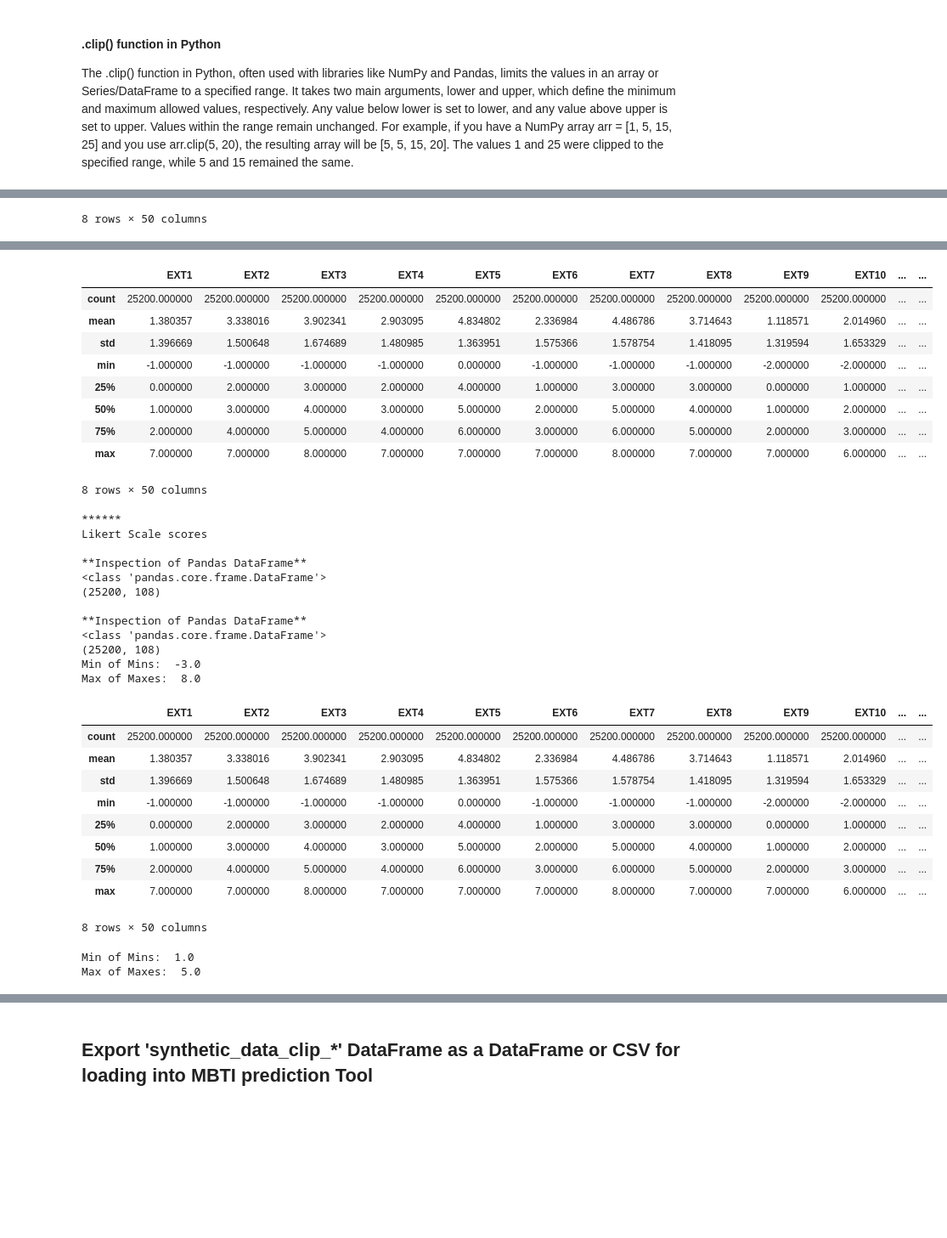
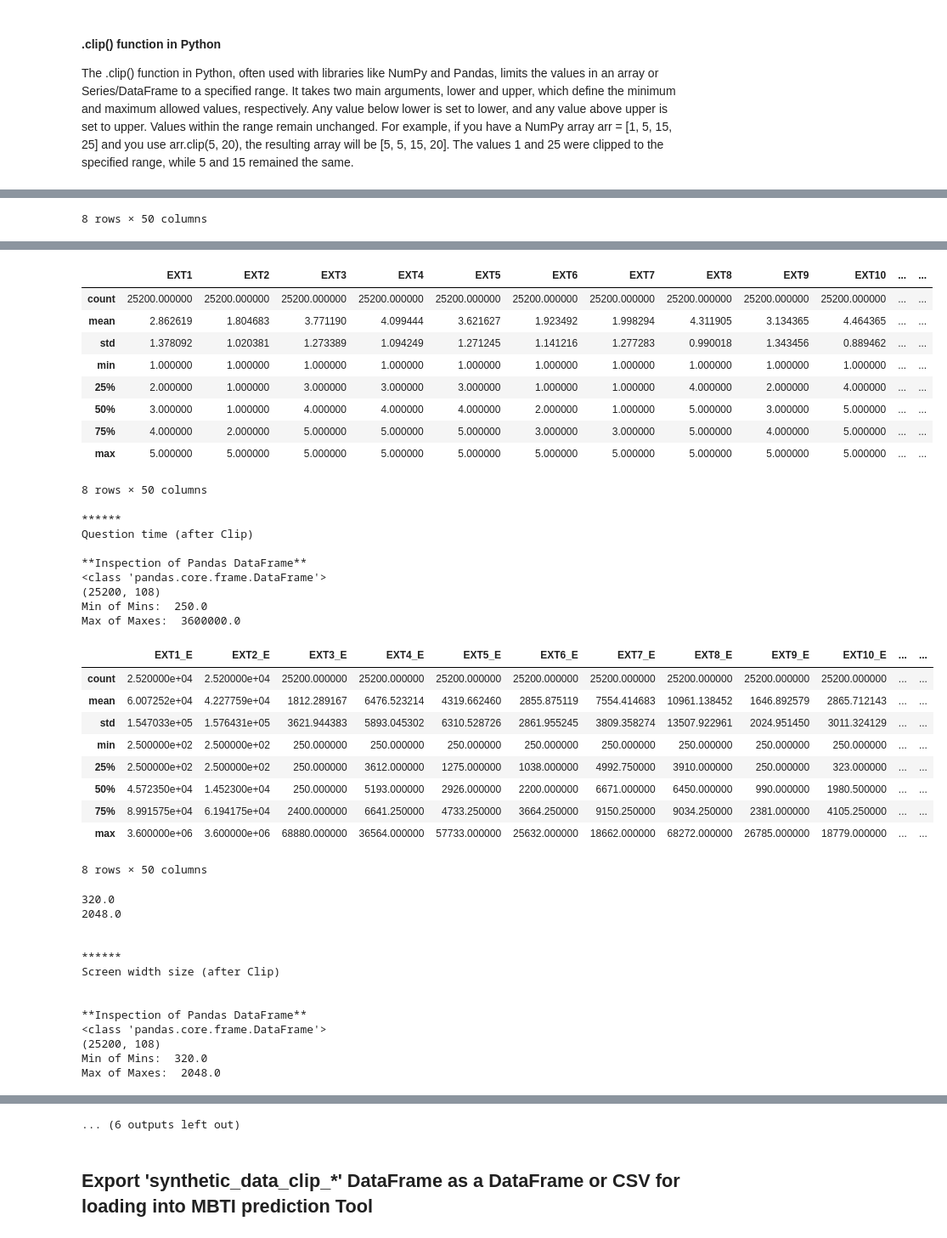
Before and after one commit to maliksaunders/Synthetic_data_generation_of_personality_predictors, a Jupyter notebook: Tabular_GANs_PyTorch.ipynb, the cells around one changed output, grey strips where cells are left out. Shown at 85% size. Drawn from its saved outputs; the diff is of its cells as text; code cells hidden in the pictures; blank space fills up the shorter version.

Commit message:
VS Code cleaned commit
Commit after cleaning up all of the synthetic_data_generation_of_personality_predictors to work well and read better in VS Code

```diff
--- a/Tabular_GANs_PyTorch.ipynb
+++ b/Tabular_GANs_PyTorch.ipynb
@@ -1308,25 +926,23 @@ Max of Maxes:  60.1708
 The .clip() function in Python, often used with libraries like NumPy and Pandas, limits the values in an array or Series/DataFrame to a specified range. It takes two main arguments, lower and upper, which define the minimum and maximum allowed values, respectively. Any value below lower is set to lower, and any value above upper is set to upper. Values within the range remain unchanged.
 For example, if you have a NumPy array arr = [1, 5, 15, 25] and you use arr.clip(5, 20), the resulting array will be [5, 5, 15, 20]. The values 1 and 25 were clipped to the specified range, while 5 and 15 remained the same.
 # %%
-print('No Filters on synthetic_data')
+print('Likert Scale scores (before Clip)')
 cols_to_clip = likert_cols
 synthetic_data_clip_1 = synthetic_data.copy()
 
 inspect(synthetic_data, 2)
-inspect(synthetic_data_clip_1, 2)
 describeMore(synthetic_data, cols_to_clip)
-describeMore(synthetic_data_clip_1, cols_to_clip)
+
 
 likert_lower_bound = 1
 likert_upper_bound = 5
 synthetic_data_clip_1[cols_to_clip] = synthetic_data[cols_to_clip].clip(lower=likert_lower_bound, upper=likert_upper_bound)
 
-
 print("\n\n******")
-print('Likert Scale scores')
-inspect(synthetic_data, 2)
+print('Likert Scale scores (after Clip)')
+##inspect(synthetic_data, 2)
+##describeMore(synthetic_data, cols_to_clip)
 inspect(synthetic_data_clip_1, 2)
-describeMore(synthetic_data, cols_to_clip)
 describeMore(synthetic_data_clip_1, cols_to_clip)
 #display(synthetic_data_clip_1)
 
@@ -1345,7 +961,7 @@ question_time_ceiling = 3600000
 synthetic_data_clip_2[cols_to_clip] = synthetic_data_clip_1[cols_to_clip].clip(lower=question_time_floor, upper=question_time_ceiling)
 
 print("\n\n******")
-print('Question time')
+print('Question time (after Clip)')
 inspect(synthetic_data_clip_2, 2)
 describeMore(synthetic_data_clip_2, cols_to_clip)
 #display(synthetic_data_clip_2)
@@ -1366,7 +982,7 @@ for item in screen_w_min_max_list:
 synthetic_data_clip_3[cols_to_clip] = synthetic_data_clip_2[cols_to_clip].clip(lower=screenw_min, upper=screenw_max)
 
 print("\n\n******")
-print('Screen width size\n')
+print('Screen width size (after Clip)\n')
 inspect(synthetic_data_clip_3, 2)
 describeMore(synthetic_data_clip_3, cols_to_clip)
 #display(synthetic_data_clip_3)
@@ -1385,7 +1001,7 @@ for item in screen_h_min_max_list:
 synthetic_data_clip_4[cols_to_clip] = synthetic_data_clip_3[cols_to_clip].clip(lower=screenh_min, upper=screenh_max)
 
 print("\n\n******")
-print('Screen height size\n')
+print('Screen height size (after Clip)\n')
 inspect(synthetic_data_clip_4, 2)
 describeMore(synthetic_data_clip_4, cols_to_clip)
 #display(synthetic_data_clip_4)
@@ -1403,7 +1019,7 @@ introelapse_min = 2.0
 synthetic_data_clip_5[cols_to_clip] = synthetic_data_clip_4[cols_to_clip].clip(lower=introelapse_min)
 
 print("\n\n******")
-print('introelapse')
+print('introelapse (after Clip)')
 inspect(synthetic_data_clip_5, 2)
 describeMore(synthetic_data_clip_5, cols_to_clip)
 #display(synthetic_data_clip_5)
@@ -1436,34 +1054,41 @@ Max of Maxes:  8.0
 |  | EXT1 | EXT2 | EXT3 | EXT4 | EXT5 | EXT6 | EXT7 | EXT8 | EXT9 | EXT10 | ... | ... |
 | count | 25200.000000 | 25200.000000 | 25200.000000 | 25200.000000 | 25200.000000 | 25200.000000 | 25200.000000 | 25200.000000 | 25200.000000 | 25200.000000 | ... | ... |
-| mean | 1.380357 | 3.338016 | 3.902341 | 2.903095 | 4.834802 | 2.336984 | 4.486786 | 3.714643 | 1.118571 | 2.014960 | ... | ... |
-| std | 1.396669 | 1.500648 | 1.674689 | 1.480985 | 1.363951 | 1.575366 | 1.578754 | 1.418095 | 1.319594 | 1.653329 | ... | ... |
-| min | -1.000000 | -1.000000 | -1.000000 | -1.000000 | 0.000000 | -1.000000 | -1.000000 | -1.000000 | -2.000000 | -2.000000 | ... | ... |
-| 25% | 0.000000 | 2.000000 | 3.000000 | 2.000000 | 4.000000 | 1.000000 | 3.000000 | 3.000000 | 0.000000 | 1.000000 | ... | ... |
-| 50% | 1.000000 | 3.000000 | 4.000000 | 3.000000 | 5.000000 | 2.000000 | 5.000000 | 4.000000 | 1.000000 | 2.000000 | ... | ... |
-| 75% | 2.000000 | 4.000000 | 5.000000 | 4.000000 | 6.000000 | 3.000000 | 6.000000 | 5.000000 | 2.000000 | 3.000000 | ... | ... |
-| max | 7.000000 | 7.000000 | 8.000000 | 7.000000 | 7.000000 | 7.000000 | 8.000000 | 7.000000 | 7.000000 | 6.000000 | ... | ... |
+| mean | 2.862619 | 1.804683 | 3.771190 | 4.099444 | 3.621627 | 1.923492 | 1.998294 | 4.311905 | 3.134365 | 4.464365 | ... | ... |
+| std | 1.378092 | 1.020381 | 1.273389 | 1.094249 | 1.271245 | 1.141216 | 1.277283 | 0.990018 | 1.343456 | 0.889462 | ... | ... |
+| min | 1.000000 | 1.000000 | 1.000000 | 1.000000 | 1.000000 | 1.000000 | 1.000000 | 1.000000 | 1.000000 | 1.000000 | ... | ... |
+| 25% | 2.000000 | 1.000000 | 3.000000 | 3.000000 | 3.000000 | 1.000000 | 1.000000 | 4.000000 | 2.000000 | 4.000000 | ... | ... |
+| 50% | 3.000000 | 1.000000 | 4.000000 | 4.000000 | 4.000000 | 2.000000 | 1.000000 | 5.000000 | 3.000000 | 5.000000 | ... | ... |
+| 75% | 4.000000 | 2.000000 | 5.000000 | 5.000000 | 5.000000 | 3.000000 | 3.000000 | 5.000000 | 4.000000 | 5.000000 | ... | ... |
+| max | 5.000000 | 5.000000 | 5.000000 | 5.000000 | 5.000000 | 5.000000 | 5.000000 | 5.000000 | 5.000000 | 5.000000 | ... | ... |
 8 rows × 50 columns
 ******
-Likert Scale scores
+Question time (after Clip)
 
 **Inspection of Pandas DataFrame**
 <class 'pandas.core.frame.DataFrame'>
 (25200, 108)
-
-**Inspection of Pandas DataFrame**
-<class 'pandas.core.frame.DataFrame'>
-(25200, 108)
-Min of Mins:  -3.0
-Max of Maxes:  8.0
+Min of Mins:  250.0
+Max of Maxes:  3600000.0
-|  | EXT1 | EXT2 | EXT3 | EXT4 | EXT5 | EXT6 | EXT7 | EXT8 | EXT9 | EXT10 | ... | ... |
-| count | 25200.000000 | 25200.000000 | 25200.000000 | 25200.000000 | 25200.000000 | 25200.000000 | 25200.000000 | 25200.000000 | 25200.000000 | 25200.000000 | ... | ... |
-| mean | 1.380357 | 3.338016 | 3.902341 | 2.903095 | 4.834802 | 2.336984 | 4.486786 | 3.714643 | 1.118571 | 2.014960 | ... | ... |
-| std | 1.396669 | 1.500648 | 1.674689 | 1.480985 | 1.363951 | 1.575366 | 1.578754 | 1.418095 | 1.319594 | 1.653329 | ... | ... |
-| min | -1.000000 | -1.000000 | -1.000000 | -1.000000 | 0.000000 | -1.000000 | -1.000000 | -1.000000 | -2.000000 | -2.000000 | ... | ... |
-| 25% | 0.000000 | 2.000000 | 3.000000 | 2.000000 | 4.000000 | 1.000000 | 3.000000 | 3.000000 | 0.000000 | 1.000000 | ... | ... |
-| 50% | 1.000000 | 3.000000 | 4.000000 | 3.000000 | 5.000000 | 2.000000 | 5.000000 | 4.000000 | 1.000000 | 2.000000 | ... | ... |
-| 75% | 2.000000 | 4.000000 | 5.000000 | 4.000000 | 6.000000 | 3.000000 | 6.000000 | 5.000000 | 2.000000 | 3.000000 | ... | ... |
-| max | 7.000000 | 7.000000 | 8.000000 | 7.000000 | 7.000000 | 7.000000 | 8.000000 | 7.000000 | 7.000000 | 6.000000 | ... | ... |
+|  | EXT1_E | EXT2_E | EXT3_E | EXT4_E | EXT5_E | EXT6_E | EXT7_E | EXT8_E | EXT9_E | EXT10_E | ... | ... |
+| count | 2.520000e+04 | 2.520000e+04 | 25200.000000 | 25200.000000 | 25200.000000 | 25200.000000 | 25200.000000 | 25200.000000 | 25200.000000 | 25200.000000 | ... | ... |
+| mean | 6.007252e+04 | 4.227759e+04 | 1812.289167 | 6476.523214 | 4319.662460 | 2855.875119 | 7554.414683 | 10961.138452 | 1646.892579 | 2865.712143 | ... | ... |
+| std | 1.547033e+05 | 1.576431e+05 | 3621.944383 | 5893.045302 | 6310.528726 | 2861.955245 | 3809.358274 | 13507.922961 | 2024.951450 | 3011.324129 | ... | ... |
+| min | 2.500000e+02 | 2.500000e+02 | 250.000000 | 250.000000 | 250.000000 | 250.000000 | 250.000000 | 250.000000 | 250.000000 | 250.000000 | ... | ... |
+| 25% | 2.500000e+02 | 2.500000e+02 | 250.000000 | 3612.000000 | 1275.000000 | 1038.000000 | 4992.750000 | 3910.000000 | 250.000000 | 323.000000 | ... | ... |
+| 50% | 4.572350e+04 | 1.452300e+04 | 250.000000 | 5193.000000 | 2926.000000 | 2200.000000 | 6671.000000 | 6450.000000 | 990.000000 | 1980.500000 | ... | ... |
+| 75% | 8.991575e+04 | 6.194175e+04 | 2400.000000 | 6641.250000 | 4733.250000 | 3664.250000 | 9150.250000 | 9034.250000 | 2381.000000 | 4105.250000 | ... | ... |
+| max | 3.600000e+06 | 3.600000e+06 | 68880.000000 | 36564.000000 | 57733.000000 | 25632.000000 | 18662.000000 | 68272.000000 | 26785.000000 | 18779.000000 | ... | ... |
 8 rows × 50 columns
-Min of Mins:  1.0
-Max of Maxes:  5.0
+320.0
+2048.0
+
+
+******
+Screen width size (after Clip)
+
+
+**Inspection of Pandas DataFrame**
+<class 'pandas.core.frame.DataFrame'>
+(25200, 108)
+Min of Mins:  320.0
+Max of Maxes:  2048.0
@@ -1481,2 +1117,3 @@ Max of Maxes:  5.0
+... (6 outputs left out)
 # %% [markdown]
 ## Export 'synthetic_data_clip_*' DataFrame as a DataFrame or CSV for loading into MBTI prediction Tool
```
Also changed, not shown: parts of 83 cells of this notebook, 3 other files.
